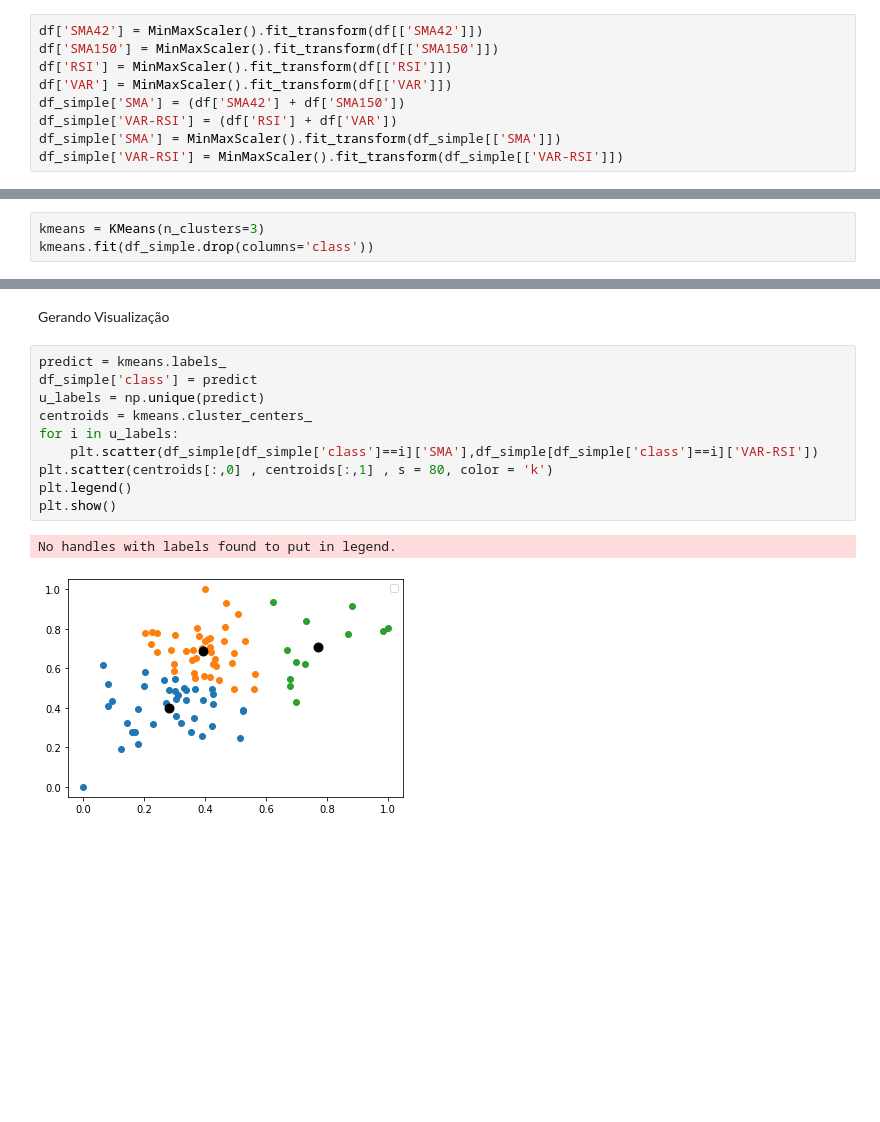
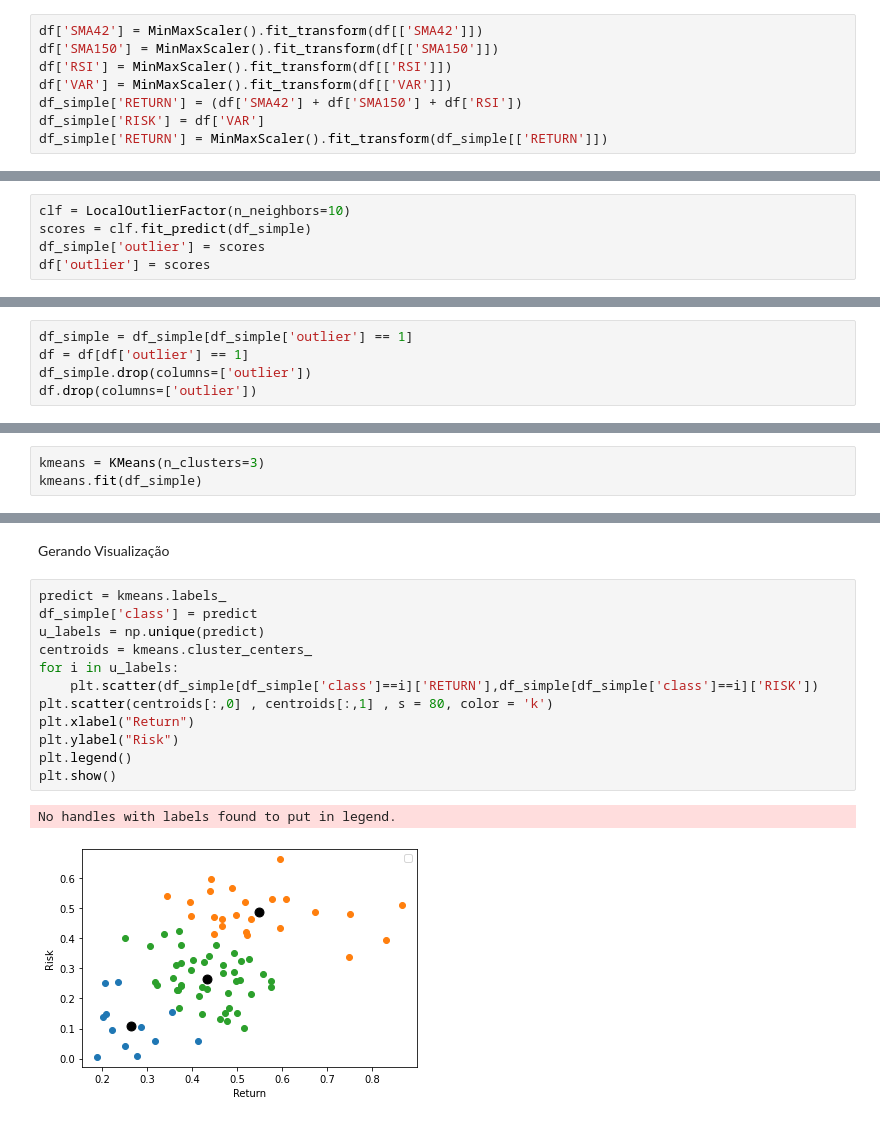
Before and after one commit to sslp23/investai, a Jupyter notebook: kmeans.ipynb, the cells around one changed output, grey strips where cells are left out. Saved outputs shown, nothing was run; the diff lists cells and outputs as text; blank space fills up the shorter version.

```diff
--- a/kmeans.ipynb
+++ b/kmeans.ipynb
@@ -16,10 +17,9 @@ df['SMA42'] = MinMaxScaler().fit_transform(df[['SMA42']])
 df['SMA150'] = MinMaxScaler().fit_transform(df[['SMA150']])
 df['RSI'] = MinMaxScaler().fit_transform(df[['RSI']])
 df['VAR'] = MinMaxScaler().fit_transform(df[['VAR']])
-df_simple['SMA'] = (df['SMA42'] + df['SMA150'])
-df_simple['VAR-RSI'] = (df['RSI'] + df['VAR'])
-df_simple['SMA'] = MinMaxScaler().fit_transform(df_simple[['SMA']])
-df_simple['VAR-RSI'] = MinMaxScaler().fit_transform(df_simple[['VAR-RSI']])
+df_simple['RETURN'] = (df['SMA42'] + df['SMA150'] + df['RSI'])
+df_simple['RISK'] = df['VAR']
+df_simple['RETURN'] = MinMaxScaler().fit_transform(df_simple[['RETURN']])
 # %%
 df_simple.describe()
 # %% [output]
@@ -34,0 +37,5 @@ df_simple.describe()
+# %%
+clf = LocalOutlierFactor(n_neighbors=10)
+scores = clf.fit_predict(df_simple)
+df_simple['outlier'] = scores
+df['outlier'] = scores
@@ -34,0 +57,5 @@ df_simple.describe()
+# %%
+df_simple = df_simple[df_simple['outlier'] == 1]
+df = df[df['outlier'] == 1]
+df_simple.drop(columns=['outlier'])
+df.drop(columns=['outlier'])
@@ -36,7 +77,7 @@ df_simple.describe()
 Criando Modelo
 # %%
 kmeans = KMeans(n_clusters=3)
-kmeans.fit(df_simple.drop(columns='class'))
+kmeans.fit(df_simple)
 # %% [output]
 KMeans(n_clusters=3)
 # %% [markdown]
@@ -44,13 +85,15 @@ Gerando Visualização
 # %%
 predict = kmeans.labels_
 df_simple['class'] = predict
 u_labels = np.unique(predict)
 centroids = kmeans.cluster_centers_
 for i in u_labels:
-    plt.scatter(df_simple[df_simple['class']==i]['SMA'],df_simple[df_simple['class']==i]['VAR-RSI'])
+    plt.scatter(df_simple[df_simple['class']==i]['RETURN'],df_simple[df_simple['class']==i]['RISK'])
 plt.scatter(centroids[:,0] , centroids[:,1] , s = 80, color = 'k')
+plt.xlabel("Return")
+plt.ylabel("Risk")
 plt.legend()
 plt.show()
 # %% [output]
 No handles with labels found to put in legend.
-[figure, old version]
+[figure, new version]
```
Also changed, not shown: parts of 9 cells of this notebook.
